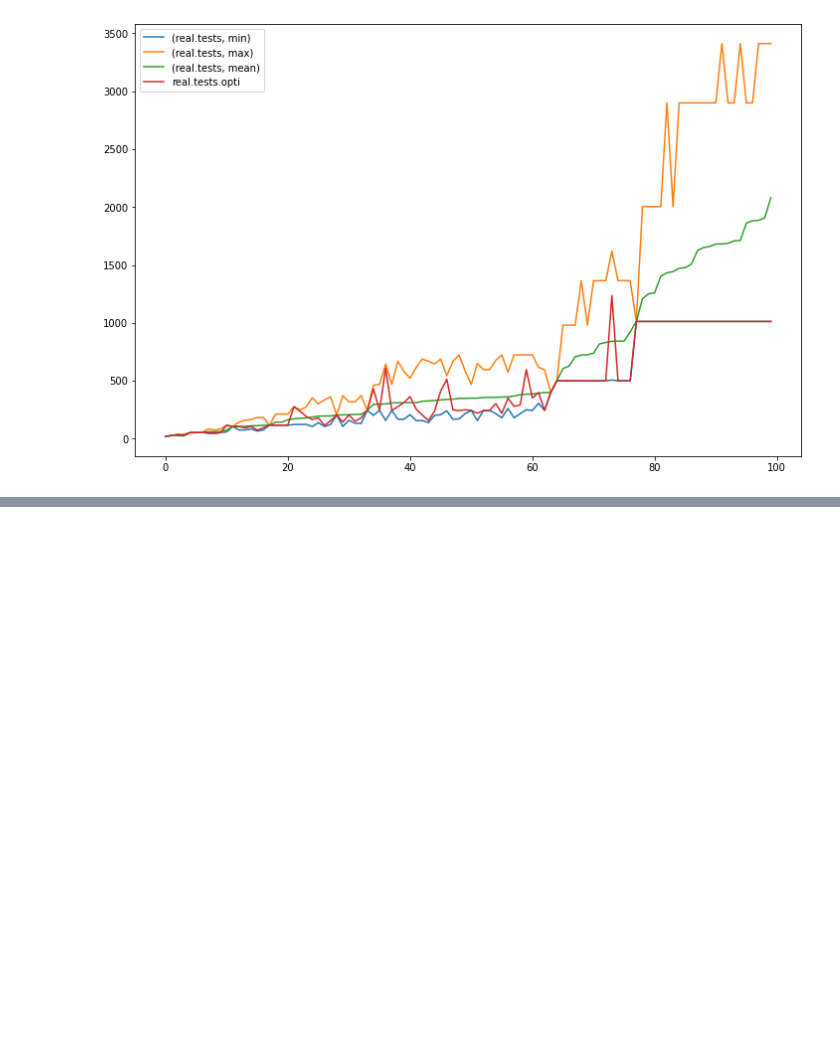
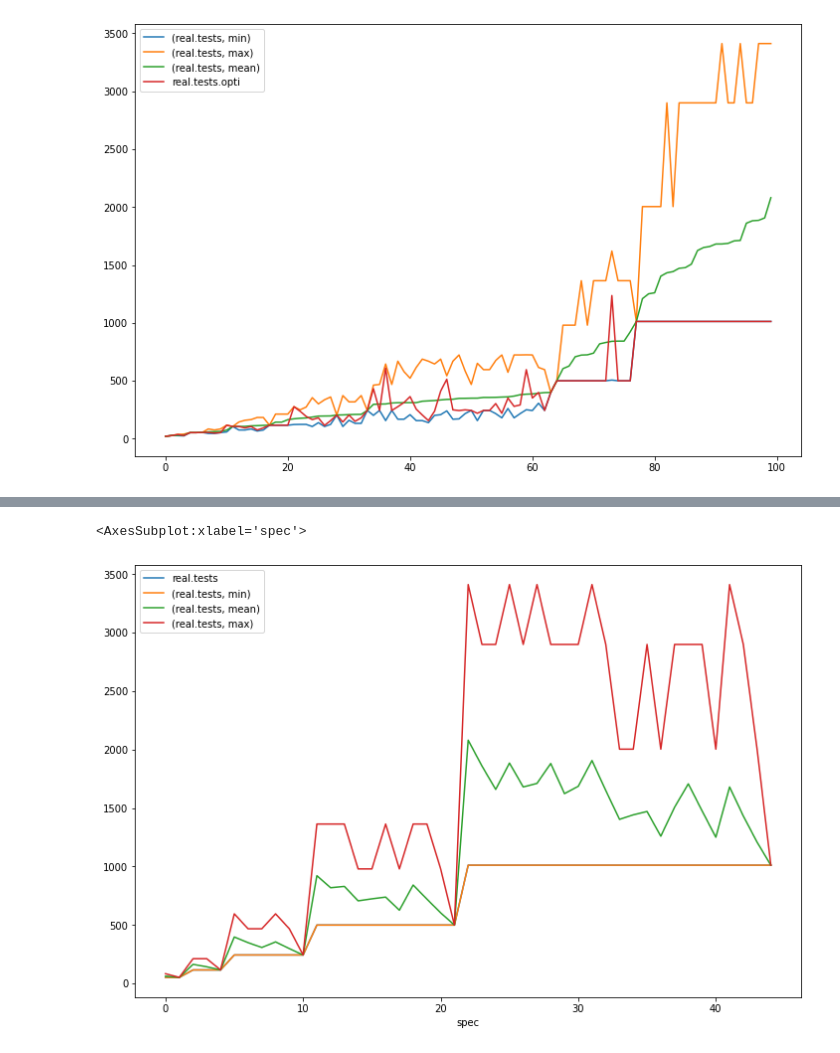
Before and after one commit to PaulRaUnite/ccsl-rs, a Jupyter notebook: plotter/comparison.ipynb, the cells around one changed output, grey strips where cells are left out. Saved outputs shown, nothing was run; the diff lists cells and outputs as text; code cells hidden in the pictures; blank space fills up the shorter version.

```diff
--- a/plotter/comparison.ipynb
+++ b/plotter/comparison.ipynb
@@ -178,0 +202,10 @@ d.plot(figsize=(12,8))
+# %%
+opti_max = opti.groupby("spec").max()
+real_statistics = real_max.groupby("spec").aggregate(["min", "max", "mean"])
+compare = real_statistics.join(opti_max)
+comparison = compare.compute()
+# %%
+comparison[["real.tests", ("real.tests", "min"), ("real.tests", "mean"), ("real.tests", "max")]].plot(figsize=(12, 8))
+# %% [output]
+<AxesSubplot:xlabel='spec'>
+[figure, added]
```
Also changed, not shown: parts of 8 cells of this notebook, 9 other files.
